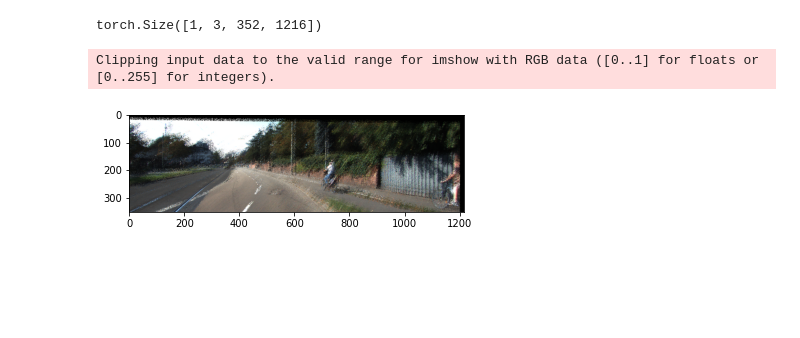
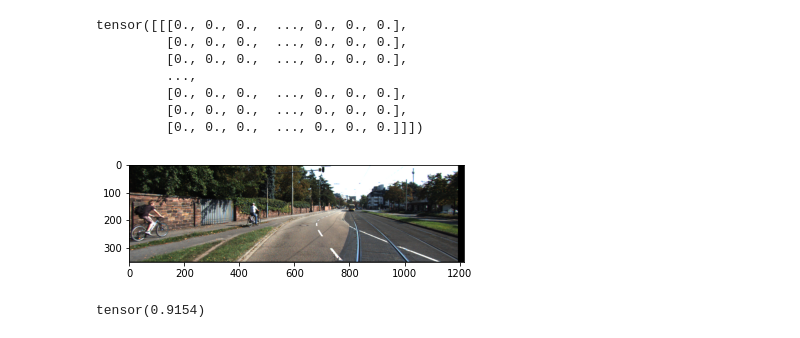
Before and after one commit to KeyiDing/dl_final_project, a Jupyter notebook: GAN_demo.ipynb, the cells around one changed output. Saved outputs shown, nothing was run; the diff lists cells and outputs as text; code cells hidden in the pictures; blank space fills up the shorter version.

```diff
--- a/GAN_demo.ipynb
+++ b/GAN_demo.ipynb
@@ -32,18 +33,37 @@ torch.Size([1, 352, 1216])
 # %%
 img = Image.open("images/0.png")
 transform = transforms.ToTensor()
 img = transform(img)
 img = img[None, :, :, :]
-print(img.shape)
 
-pose_left = torch.tensor([[ 0.0100, -0.0100,  0.0100,  0.0100,  0.0100, -0.0100]])
+
+# depth = torch.rand(1,352,1216)/100000000000
+
+
+im_frame = Image.open('true_depth.png').convert('L')
+np_frame = (np.array(im_frame).astype(np.double))
+depth = torch.from_numpy(np_frame)
+depth = depth[None,:,:].float()
+print(depth)
+
+pose_left = torch.tensor([[ 0, 0, 0, 3.14, 0, 0]])
 intrinsics = torch.tensor([[721.5377, 0, 596.5593],
                                            [0, 721.5377, 149.854],
                                            [0, 0, 1]])
-rep = inverse_warp(img, depth, pose_left,intrinsics,rotation_mode='euler', padding_mode='zeros')
-rep= torch.squeeze(rep[0], dim=0)
-plt.imshow(np.transpose(rep.detach().numpy(), (1,2,0)));
+rep,val,grid = inverse_warp(img, depth, pose_left,intrinsics,rotation_mode='euler', padding_mode='zeros')
+rep_0= torch.squeeze(rep[0], dim=0)
+plt.imshow(np.transpose(rep_0.detach().numpy(), (1,2,0)));
 # %% [output]
-torch.Size([1, 3, 352, 1216])
+tensor([[[0., 0., 0.,  ..., 0., 0., 0.],
+         [0., 0., 0.,  ..., 0., 0., 0.],
+         [0., 0., 0.,  ..., 0., 0., 0.],
+         ...,
+         [0., 0., 0.,  ..., 0., 0., 0.],
+         [0., 0., 0.,  ..., 0., 0., 0.],
+         [0., 0., 0.,  ..., 0., 0., 0.]]])
-Clipping input data to the valid range for imshow with RGB data ([0..1] for floats or [0..255] for integers).
-[figure, old version]
+[figure, new version]
+# %%
+cor_loss = PhotometricLoss()
+cor_loss(img,rep)
+# %% [output]
+tensor(0.9154)
```
Also changed, not shown: parts of 5 cells of this notebook, 4 other files.
